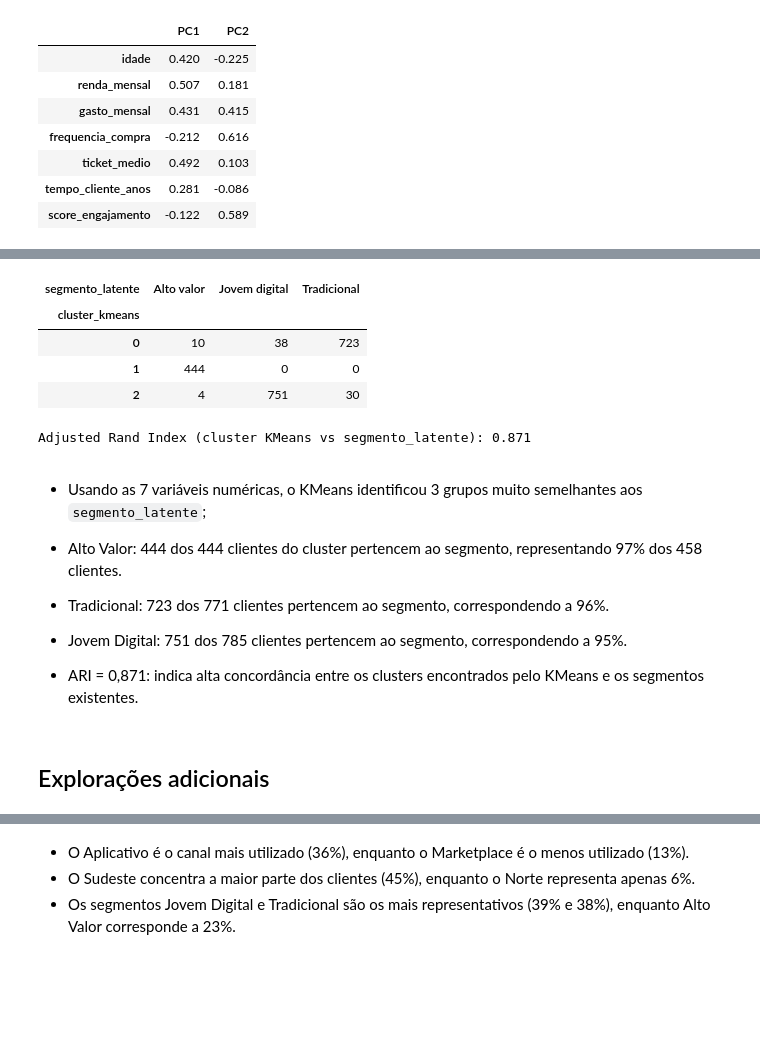
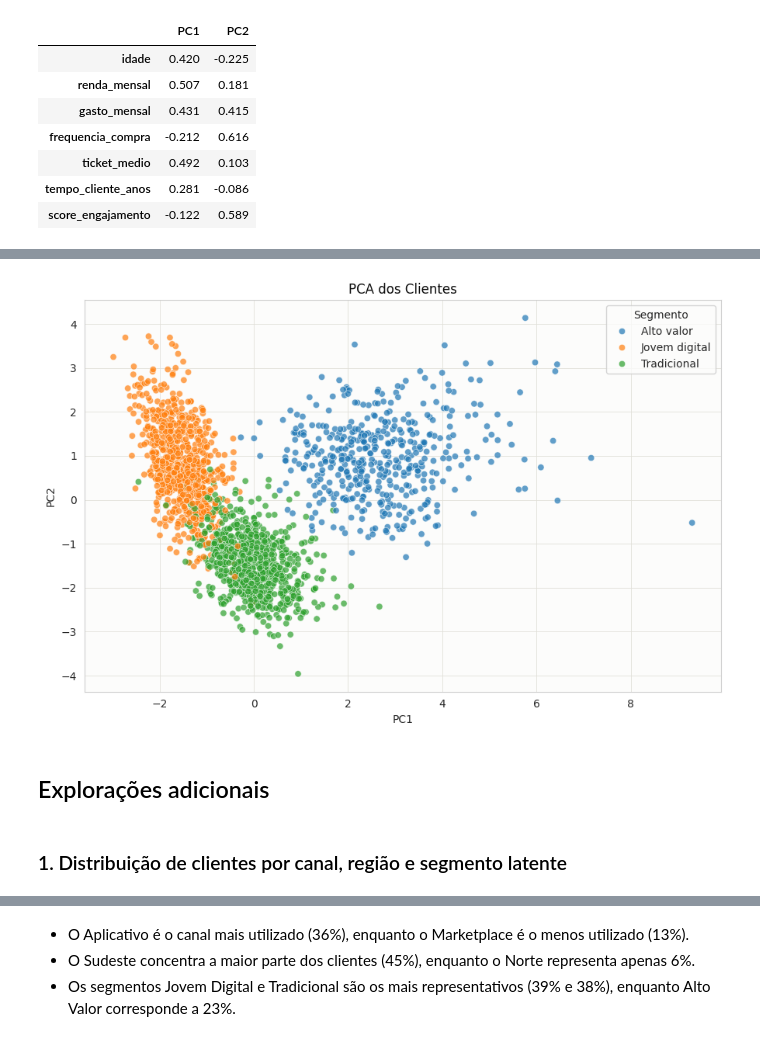
Before and after one commit to maricmello/squad-data-science, a Jupyter notebook: Case 1/EDA.ipynb, the cells around one changed output, grey strips where cells are left out. Saved outputs shown, nothing was run; the diff lists cells and outputs as text; code cells hidden in the pictures; blank space fills up the shorter version.

```diff
--- a/Case 1/EDA.ipynb
+++ b/Case 1/EDA.ipynb
@@ -703,26 +571,24 @@ plt.show()
-# %%
-ct = pd.crosstab(df['cluster_kmeans'], df['segmento_latente'])
-display(ct)
-
-ari = adjusted_rand_score(df['segmento_latente'], df['cluster_kmeans'])
-print(f"Adjusted Rand Index (cluster KMeans vs segmento_latente): {ari:.3f}")
-# %% [output]
-| segmento_latente | Alto valor | Jovem digital | Tradicional |
-| cluster_kmeans |  |  |  |
-| 0 | 10 | 38 | 723 |
-| 1 | 444 | 0 | 0 |
-| 2 | 4 | 751 | 30 |
-Adjusted Rand Index (cluster KMeans vs segmento_latente): 0.871
-# %% [markdown]
-* Usando as 7 variáveis numéricas, o KMeans identificou 3 grupos muito semelhantes aos `segmento_latente`;
-
-* Alto Valor: 444 dos 444 clientes do cluster pertencem ao segmento, representando 97% dos 458 clientes.
-
-* Tradicional: 723 dos 771 clientes pertencem ao segmento, correspondendo a 96%.
-
-* Jovem Digital: 751 dos 785 clientes pertencem ao segmento, correspondendo a 95%.
-
-* ARI = 0,871: indica alta concordância entre os clusters encontrados pelo KMeans e os segmentos existentes.
+# %%
+plt.figure(figsize=(9, 6))
+
+sns.scatterplot(
+    data=df,
+    x='pca_1',
+    y='pca_2',
+    hue='segmento_latente',
+    alpha=0.7
+)
+
+plt.xlabel('PC1')
+plt.ylabel('PC2')
+plt.title('PCA dos Clientes')
+plt.legend(title='Segmento')
+plt.tight_layout()
+plt.show()
+# %% [output]
+[figure, added]
 # %% [markdown]
 ## Explorações adicionais
+# %% [markdown]
+### 1. Distribuição de clientes por canal, região e segmento latente
 # %%
```
Also changed, not shown: parts of 42 cells of this notebook, 1 other file.
